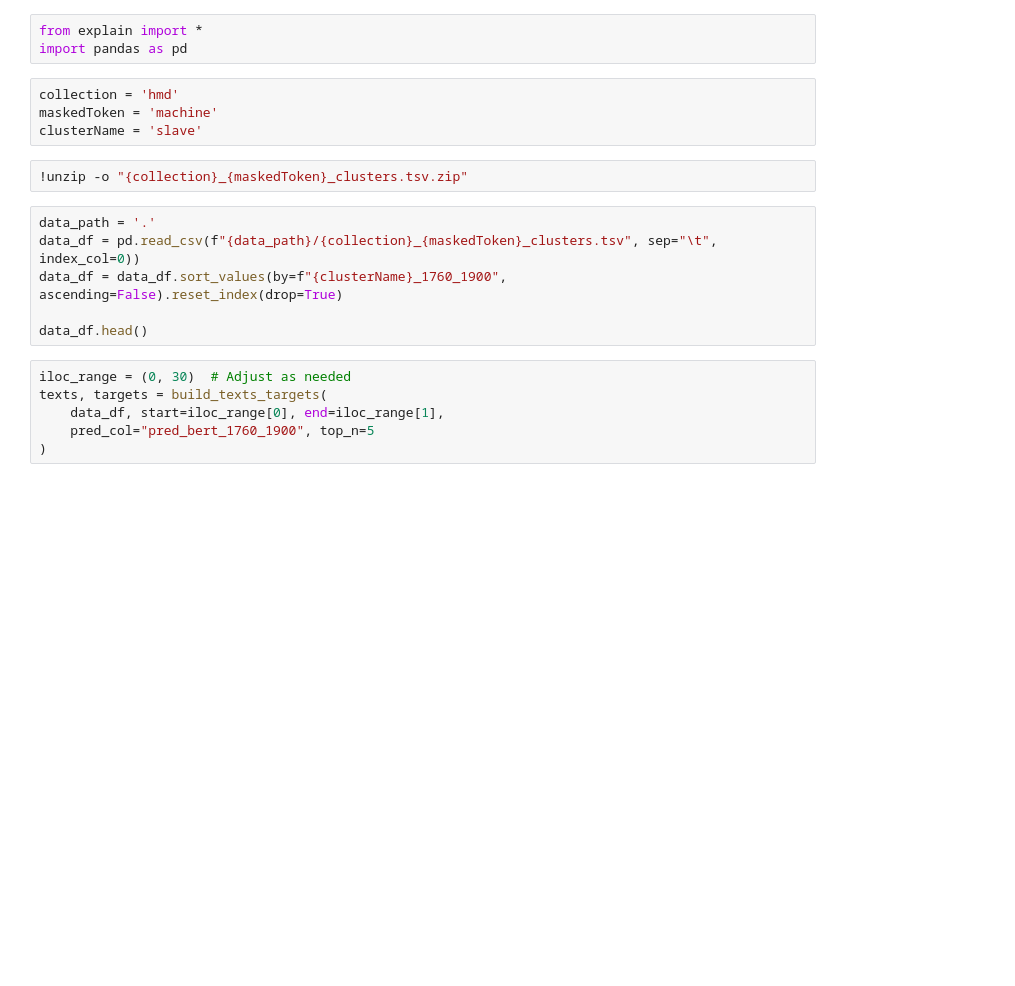
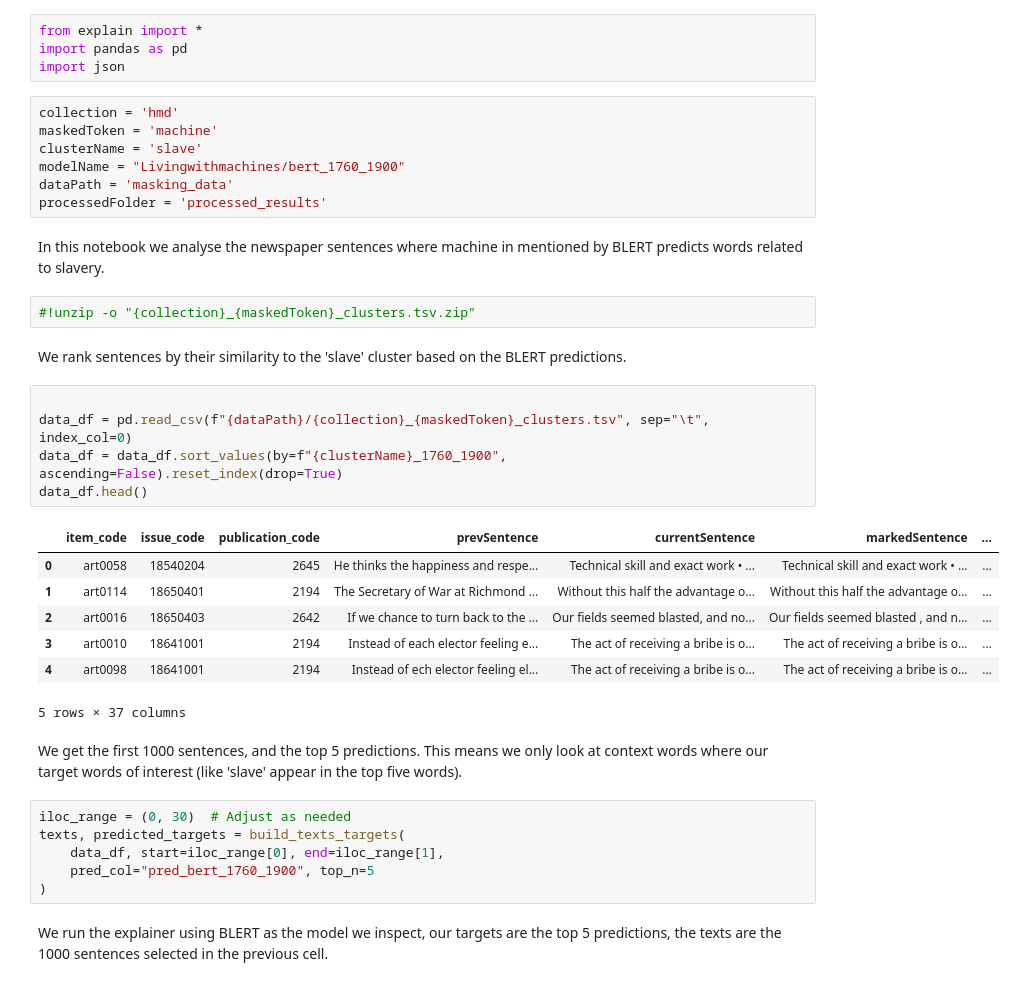
Before and after one commit to Text-Machine/mask-predict, a Jupyter notebook: example_analysis.ipynb, the cells around one changed output. Saved outputs shown, nothing was run; the diff lists cells and outputs as text; blank space fills up the shorter version.

```diff
--- a/example_analysis.ipynb
+++ b/example_analysis.ipynb
@@ -9,22 +9,41 @@
 # %%
 from explain import *
 import pandas as pd
+import json
 # %%
 collection = 'hmd'
 maskedToken = 'machine'
 clusterName = 'slave'
+modelName = "Livingwithmachines/bert_1760_1900"
+dataPath = 'masking_data'
+processedFolder = 'processed_results'
+# %% [markdown]
+In this notebook we analyse the newspaper sentences where machine in mentioned by BLERT predicts words related to slavery.
 # %%
-!unzip -o "{collection}_{maskedToken}_clusters.tsv.zip"
+#!unzip -o "{collection}_{maskedToken}_clusters.tsv.zip"
+# %% [markdown]
+We rank sentences by their similarity to the 'slave' cluster based on the BLERT predictions.
 # %%
-data_path = '.'
-data_df = pd.read_csv(f"{data_path}/{collection}_{maskedToken}_clusters.tsv", sep="\t", index_col=0))
+
+data_df = pd.read_csv(f"{dataPath}/{collection}_{maskedToken}_clusters.tsv", sep="\t", index_col=0)
 data_df = data_df.sort_values(by=f"{clusterName}_1760_1900", ascending=False).reset_index(drop=True)
-
 data_df.head()
+# %% [output]
+|  | item_code | issue_code | publication_code | prevSentence | currentSentence | markedSentence | ... |
+| 0 | art0058 | 18540204 | 2645 | He thinks the happiness and respe... | Technical skill and exact work • ... | Technical skill and exact work • ... | ... |
+| 1 | art0114 | 18650401 | 2194 | The Secretary of War at Richmond ... | Without this half the advantage o... | Without this half the advantage o... | ... |
+| 2 | art0016 | 18650403 | 2642 | If we chance to turn back to the ... | Our fields seemed blasted, and no... | Our fields seemed blasted , and n... | ... |
+| 3 | art0010 | 18641001 | 2194 | Instead of each elector feeling e... | The act of receiving a bribe is o... | The act of receiving a bribe is o... | ... |
+| 4 | art0098 | 18641001 | 2194 | Instead of ech elector feeling el... | The act of receiving a bribe is o... | The act of receiving a bribe is o... | ... |
+5 rows × 37 columns
+# %% [markdown]
+We get the first 1000 sentences, and the top 5 predictions. This means we only look at context words where our target words of interest (like 'slave' appear in the top five words).
 # %%
 iloc_range = (0, 30)  # Adjust as needed
-texts, targets = build_texts_targets(
+texts, predicted_targets = build_texts_targets(
     data_df, start=iloc_range[0], end=iloc_range[1],
     pred_col="pred_bert_1760_1900", top_n=5
 )
+# %% [markdown]
+We run the explainer using BLERT as the model we inspect, our targets are the top 5 predictions, the texts are the 1000 sentences selected in the previous cell.
 # %%
```
Also changed, not shown: parts of 21 cells of this notebook, 1 other file.
